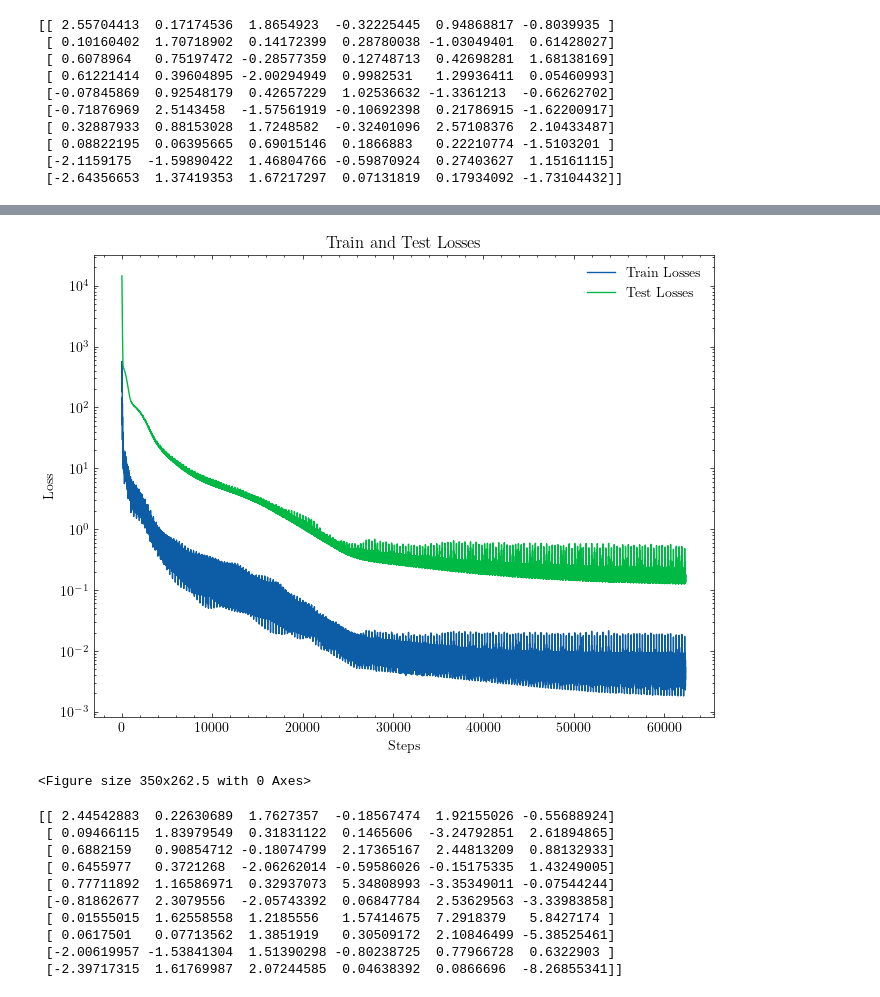
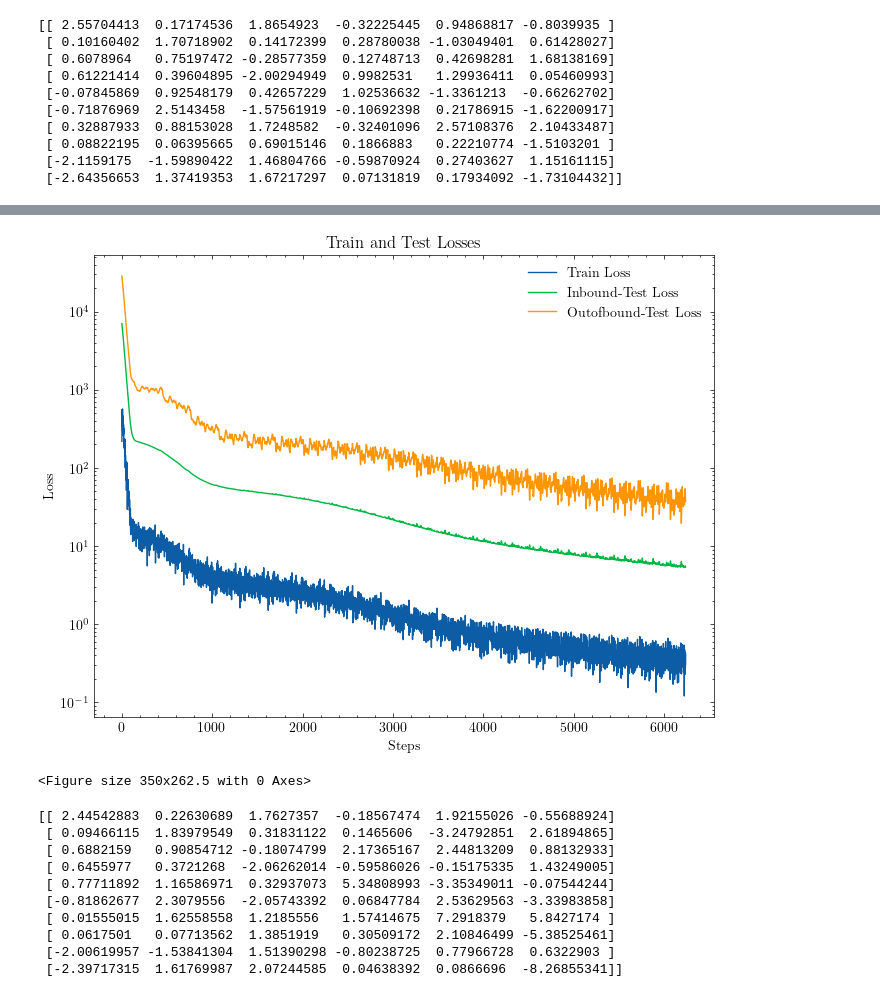
Before and after one commit to matttulio/metis, a Jupyter notebook: Test-Model-Big.ipynb, the cells around one changed output, grey strips where cells are left out. Drawn from its saved outputs; the diff is of its cells as text; code cells hidden in the pictures.

Commit message:
Fix evaluation loss calculation by averaging over batch size

```diff
--- a/Test-Model-Big.ipynb
+++ b/Test-Model-Big.ipynb
@@ -259,7 +259,7 @@ print(vectors)
  [-2.1159175  -1.59890422  1.46804766 -0.59870924  0.27403627  1.15161115]
  [-2.64356653  1.37419353  1.67217297  0.07131819  0.17934092 -1.73104432]]
 # %%
-num_epochs = 200
+num_epochs = 201
 
 def train_epoch(carry, epoch):
     state, _ = carry  # Unpack state and dummy loss accumulator
@@ -270,19 +270,37 @@ def train_epoch(carry, epoch):
         state, _ = carry
         batch_x, batch_y = batch
         state, train_loss = train_step(state, batch_x, batch_y)
-        test_loss = evaluate((state, inbound_test_batches))
+        inbound_test_loss = evaluate((state, inbound_test_batches))
+        outofbound_test_loss = evaluate((state, outofbound_test_batches))
 
-        return (state, train_loss), (train_loss, test_loss)
+        return (state, train_loss), (train_loss, inbound_test_loss, outofbound_test_loss)
 
-    (state, _), (train_losses, test_losses) = lax.scan(batch_step, (state, 0.0), train_batches)
+    (state, _), (train_losses, inbound_test_losses, outofbound_test_losses) = lax.scan(batch_step, (state, 0.0), train_batches)
 
-    return (state, epoch_loss), (train_losses, test_losses)
+    mean_train_loss = jnp.mean(train_losses)
+    mean_inbound_test_loss = jnp.mean(inbound_test_losses)
+    mean_outofbound_test_loss = jnp.mean(outofbound_test_losses)
+
+    # Print every n epochs
+    print_condition = (epoch % 5 == 0)
+    jax.lax.cond(
+        print_condition,
+        # True branch: print metrics
+        lambda: jax.debug.print(
+            "Epoch: {epoch}, Train Loss: {train_loss:.4f}, Inbound-Test Loss: {inbound_test_loss:.4f}, Outofbound-Test Loss: {outofbound_test_loss:.4f} ",
+            epoch=epoch,
+            train_loss=mean_train_loss,
+            inbound_test_loss=mean_inbound_test_loss,
+            outofbound_test_loss=mean_outofbound_test_loss,
+        ),
+        # False branch: do nothing
+        lambda: None
+    )
+    return (state, epoch_loss), (train_losses, inbound_test_losses, outofbound_test_losses)
 
 start_time = time.time()
-(state, loss), (train_losses, test_losses) = lax.scan(train_epoch, (state, 0.0), jnp.arange(num_epochs))
+(state, loss), (train_losses, inbound_test_losses, outofbound_test_losses) = lax.scan(train_epoch, (state, 0.0), jnp.arange(num_epochs))
 jax.block_until_ready(state)
-jax.block_until_ready(train_losses)
-jax.block_until_ready(test_losses)
 print("Training complete!")
 end_time = time.time()
 print(f"Total training time: {end_time - start_time:.4f} seconds")
@@ -292,28 +314,31 @@ Total training time: 134.8911 seconds
 # %%
 plot_step = 1  # Adjust this value as needed
 train_losses = train_losses.flatten()
-test_losses = test_losses.flatten()
+inbound_test_losses = inbound_test_losses.flatten()
+outofbound_test_losses = outofbound_test_losses.flatten()
 
 # Generate steps for plotting
 train_steps = jnp.arange(len(train_losses))[::plot_step]
 
 train_plot = jnp.array(train_losses[::plot_step]).copy()
-test_plot = jnp.array(test_losses[::plot_step]).copy()
+inbound_test_plot = jnp.array(inbound_test_losses[::plot_step]).copy()
+outofbound_test_plot = jnp.array(outofbound_test_losses[::plot_step]).copy()
 # %%
 # Plot the losses
 plt.figure(figsize=(8, 6))
-plt.plot(train_steps, train_plot, label='Train Losses', linewidth=1)
-plt.plot(train_steps, test_plot, label='Test Losses', linewidth=1)
+plt.plot(train_steps, train_plot, label='Train Loss', linewidth=1)
+plt.plot(train_steps, inbound_test_plot, label='Inbound-Test Loss', linewidth=1)
+plt.plot(train_steps, outofbound_test_plot, label='Outofbound-Test Loss', linewidth=1)
 plt.xlabel('Steps')
 plt.ylabel('Loss')
 plt.legend()
 plt.yscale('log')
 plt.title('Train and Test Losses')
 plt.show()
 plt.close()
 plt.clf()
 # %% [output]
-[figure, old version]
+[figure, new version]
 <Figure size 350x262.5 with 0 Axes>
 # %%
 vectors = jnp.concatenate((state.params['params']['custom_activation']['alpha'], state.params['params']['custom_activation']['gamma']), axis=0).T
```
Also changed, not shown: parts of 1 cell of this notebook, 1 other file.
